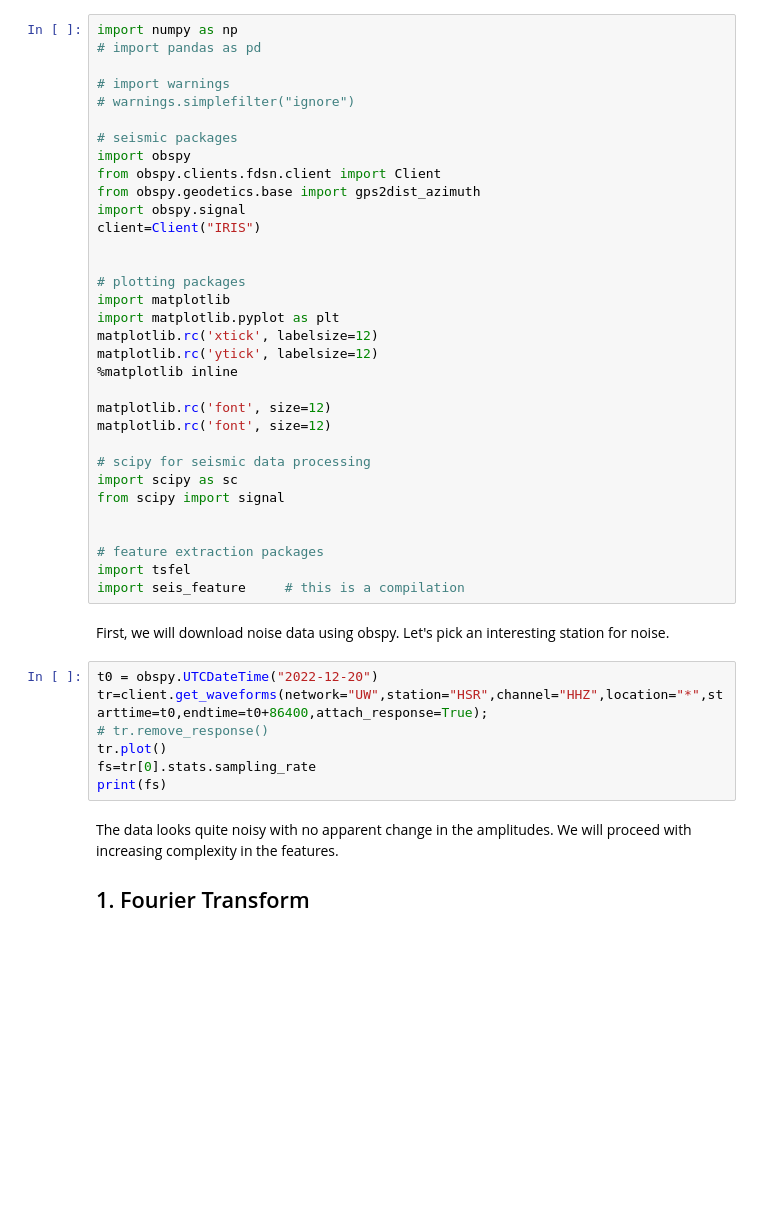
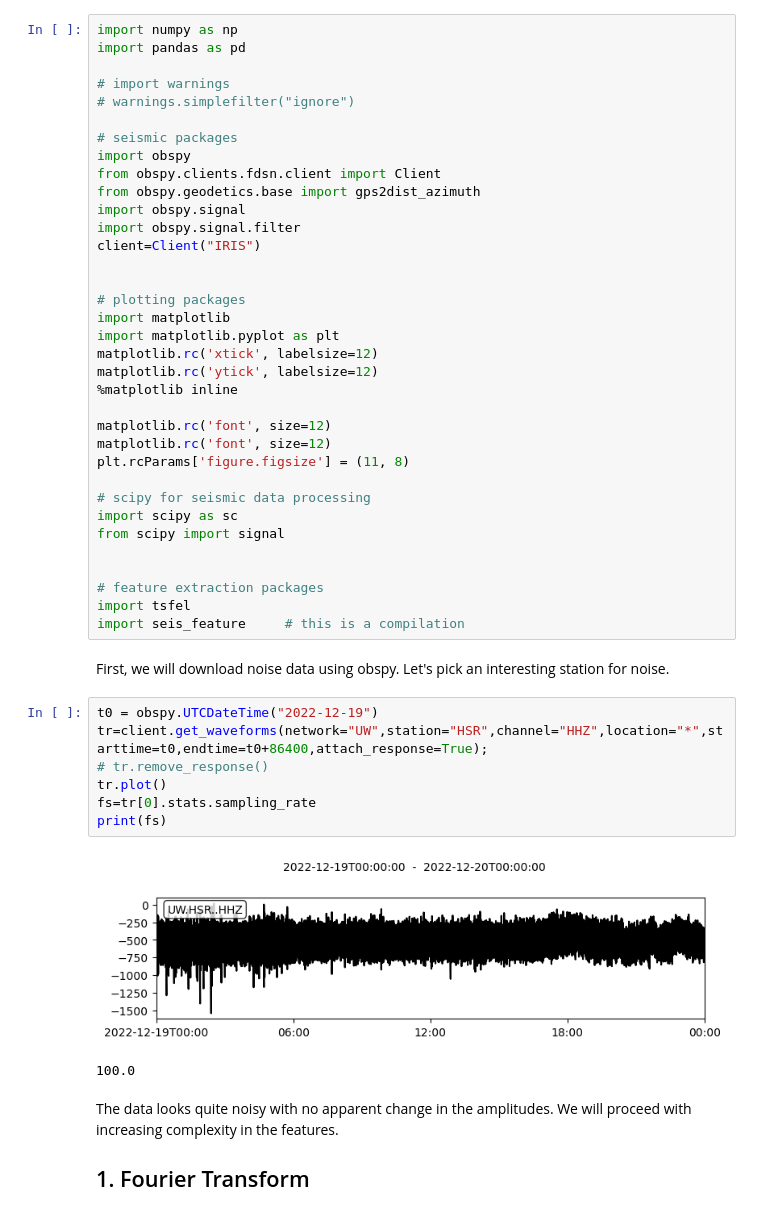
Before and after one commit to UW-geophysics-edu/ESS590_Ambient_seismic_field_SPR2023, a Jupyter notebook: tutorials/tutorial_1_feature_exraction.ipynb, the cells around one changed output. Saved outputs shown, nothing was run; the diff lists cells and outputs as text; blank space fills up the shorter version.

```diff
--- a/tutorials/tutorial_1_feature_exraction.ipynb
+++ b/tutorials/tutorial_1_feature_exraction.ipynb
@@ -5,7 +5,7 @@
 This tutorial will give examples on how to extract features from ambient field data. We will ue
 # %%
 import numpy as np
-# import pandas as pd
+import pandas as pd
 
 # import warnings
 # warnings.simplefilter("ignore")
@@ -15,6 +15,7 @@ import obspy
 from obspy.clients.fdsn.client import Client
 from obspy.geodetics.base import gps2dist_azimuth
 import obspy.signal
+import obspy.signal.filter
 client=Client("IRIS")
 
 
@@ -27,6 +28,7 @@ matplotlib.rc('ytick', labelsize=12)
 
 matplotlib.rc('font', size=12)
 matplotlib.rc('font', size=12)
+plt.rcParams['figure.figsize'] = (11, 8)
 
 # scipy for seismic data processing
 import scipy as sc
@@ -39,12 +41,15 @@ import seis_feature     # this is a compilation
 # %% [markdown]
 First, we will download noise data using obspy. Let's pick an interesting station for noise.
 # %%
-t0 = obspy.UTCDateTime("2022-12-20")
+t0 = obspy.UTCDateTime("2022-12-19")
 tr=client.get_waveforms(network="UW",station="HSR",channel="HHZ",location="*",starttime=t0,endtime=t0+86400,attach_response=True);
 # tr.remove_response()
 tr.plot()
 fs=tr[0].stats.sampling_rate
 print(fs)
+# %% [output]
+[figure, added]
+100.0
 # %% [markdown]
 The data looks quite noisy with no apparent change in the amplitudes.  We will proceed with increasing complexity in the features.
 ## 1. Fourier Transform
```
Also changed, not shown: parts of 12 cells of this notebook, 1 other file.
